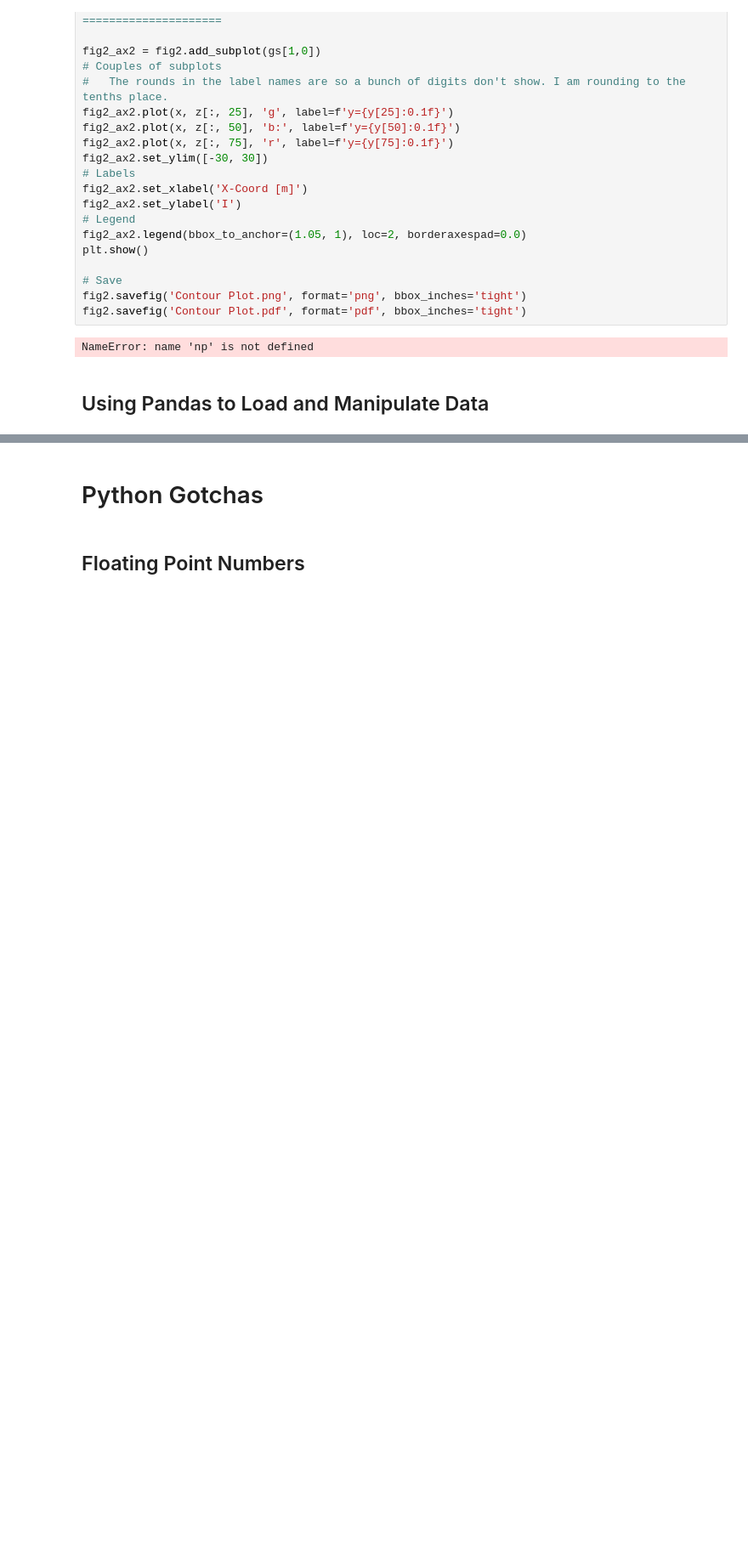
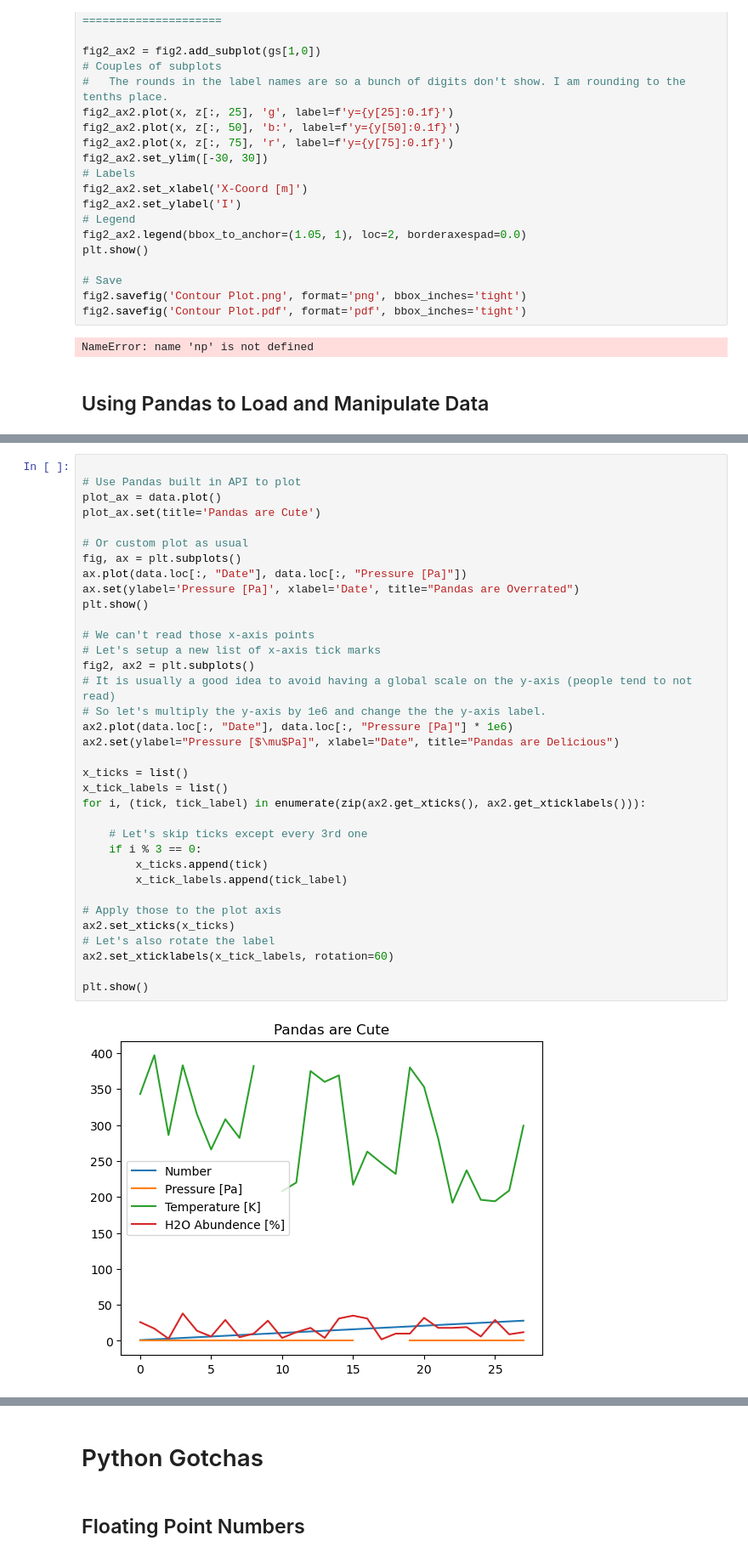
Before and after one commit to jrenaud90/PyScience, a Jupyter notebook: Day 1.ipynb, the cells around one changed output, grey strips where cells are left out. Shown at 85% size. Cells and saved outputs as stored; diff of their text form; blank space fills up the shorter version.

```diff
--- a/Day 1.ipynb
+++ b/Day 1.ipynb
@@ -482,0 +484,37 @@ TypeError: no numeric data to plot
+# %%
+
+# Use Pandas built in API to plot
+plot_ax = data.plot()
+plot_ax.set(title='Pandas are Cute')
+
+# Or custom plot as usual
+fig, ax = plt.subplots()
+ax.plot(data.loc[:, "Date"], data.loc[:, "Pressure [Pa]"])
+ax.set(ylabel='Pressure [Pa]', xlabel='Date', title="Pandas are Overrated")
+plt.show()
+
+# We can't read those x-axis points
+# Let's setup a new list of x-axis tick marks
+fig2, ax2 = plt.subplots()
+# It is usually a good idea to avoid having a global scale on the y-axis (people tend to not read)
+# So let's multiply the y-axis by 1e6 and change the the y-axis label.
+ax2.plot(data.loc[:, "Date"], data.loc[:, "Pressure [Pa]"] * 1e6)
+ax2.set(ylabel="Pressure [$\mu$Pa]", xlabel="Date", title="Pandas are Delicious")
+
+x_ticks = list()
+x_tick_labels = list()
+for i, (tick, tick_label) in enumerate(zip(ax2.get_xticks(), ax2.get_xticklabels())):
+
+    # Let's skip ticks except every 3rd one
+    if i % 3 == 0:
+        x_ticks.append(tick)
+        x_tick_labels.append(tick_label)
+
+# Apply those to the plot axis
+ax2.set_xticks(x_ticks)
+# Let's also rotate the label
+ax2.set_xticklabels(x_tick_labels, rotation=60)
+
+plt.show()
+# %% [output]
+[figure, added]
```
Also changed, not shown: parts of 5 cells of this notebook.
